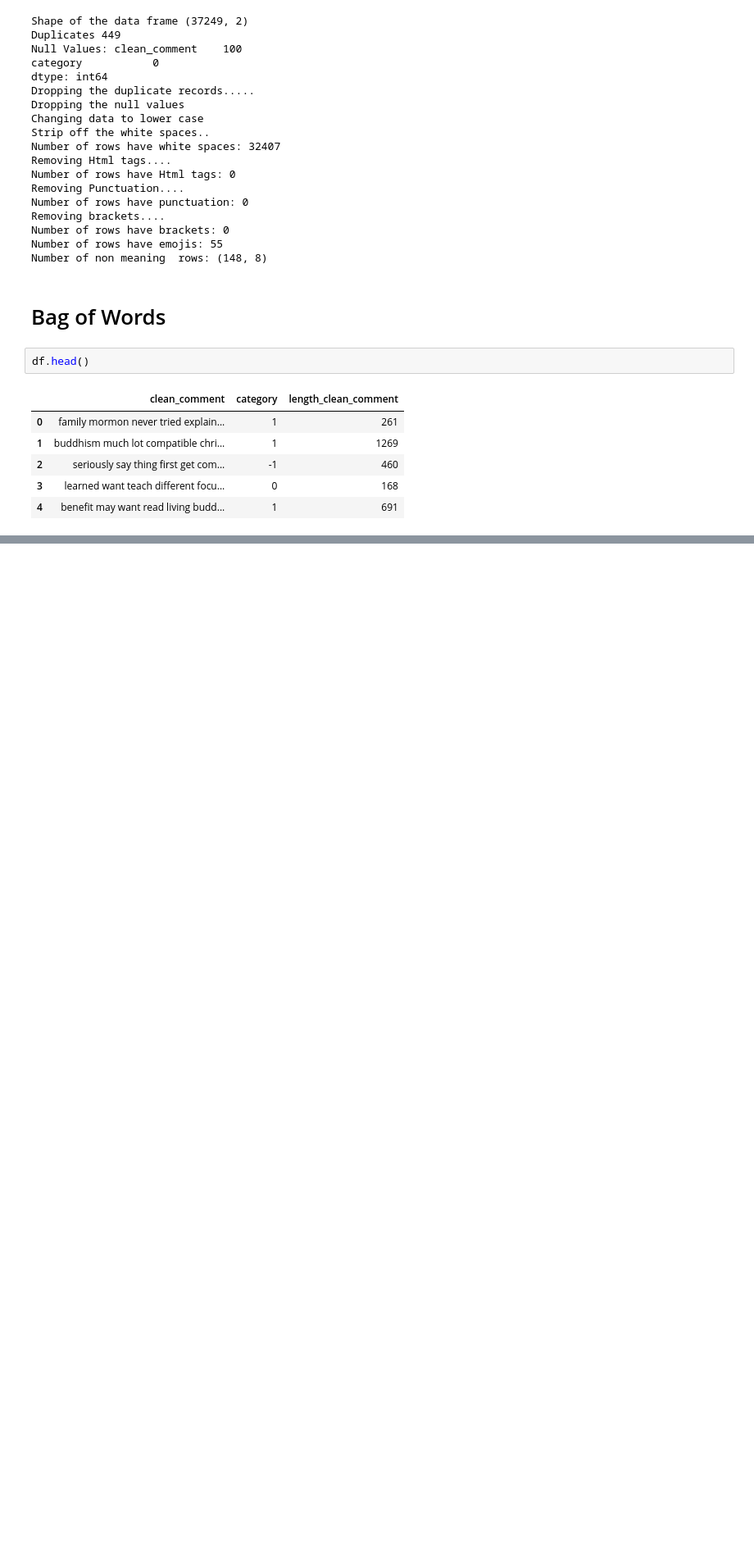
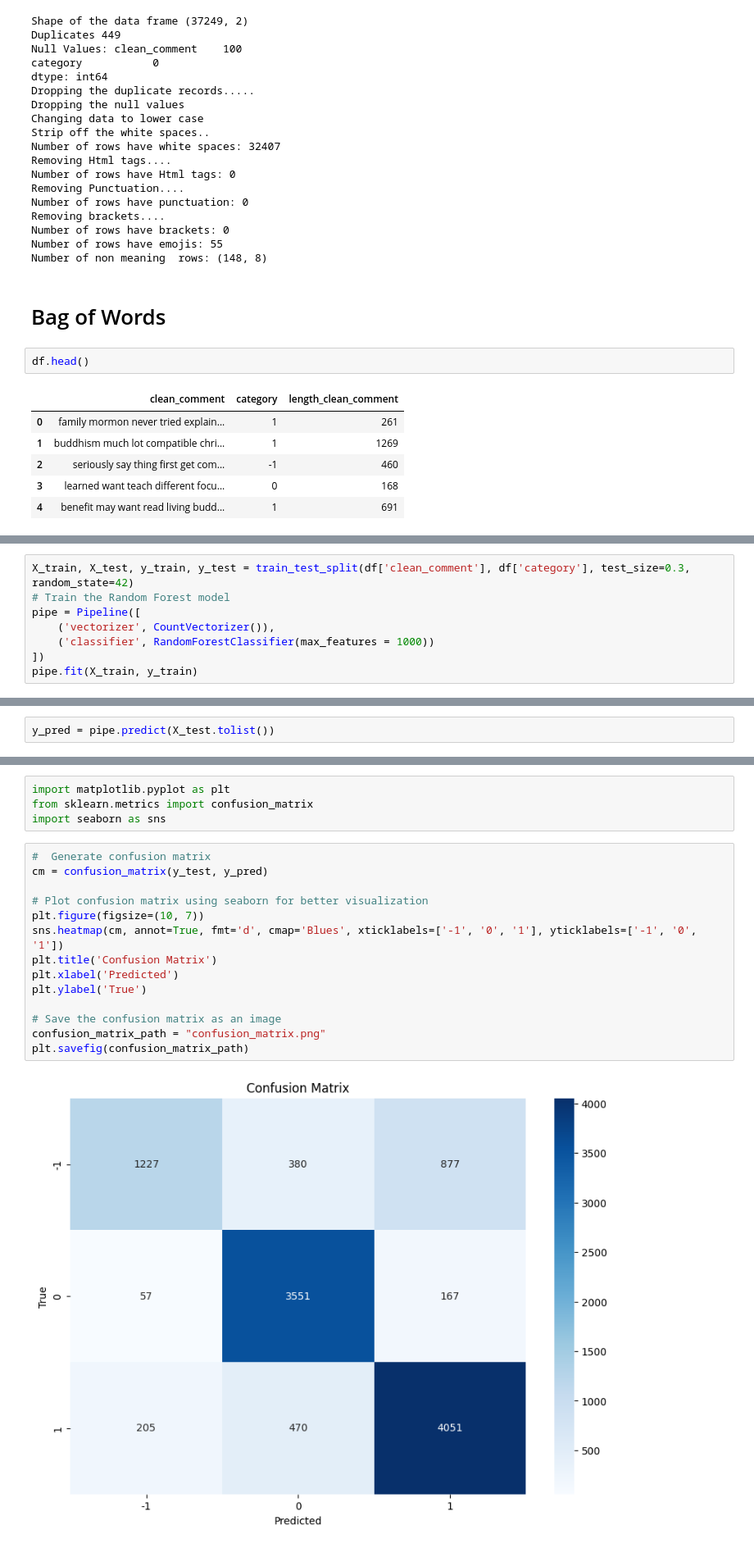
Before and after one commit to MitVinay/youtube_chrome, a Jupyter notebook: notebooks/experiment_tracking/Baseline_Experiment.ipynb, the cells around one changed output, grey strips where cells are left out. Shown at 82% size. Saved outputs shown, nothing was run; the diff lists cells and outputs as text; blank space fills up the shorter version.

Commit message:
Baseline  model experiment tracking done

```diff
--- a/notebooks/experiment_tracking/Baseline_Experiment.ipynb
+++ b/notebooks/experiment_tracking/Baseline_Experiment.ipynb
@@ -201,0 +177,8 @@ vectorizer.vocabulary_
+# %%
+X_train, X_test, y_train, y_test = train_test_split(df['clean_comment'], df['category'], test_size=0.3, random_state=42)
+# Train the Random Forest model
+pipe = Pipeline([
+    ('vectorizer', CountVectorizer()),
+    ('classifier', RandomForestClassifier(max_features = 1000))
+])
+pipe.fit(X_train, y_train)
@@ -201,0 +188,2 @@ vectorizer.vocabulary_
+# %%
+y_pred = pipe.predict(X_test.tolist())
@@ -201,0 +204,20 @@ vectorizer.vocabulary_
+# %%
+import matplotlib.pyplot as plt
+from sklearn.metrics import confusion_matrix
+import seaborn as sns
+# %%
+#  Generate confusion matrix
+cm = confusion_matrix(y_test, y_pred)
+
+# Plot confusion matrix using seaborn for better visualization
+plt.figure(figsize=(10, 7))
+sns.heatmap(cm, annot=True, fmt='d', cmap='Blues', xticklabels=['-1', '0', '1'], yticklabels=['-1', '0', '1'])
+plt.title('Confusion Matrix')
+plt.xlabel('Predicted')
+plt.ylabel('True')
+
+# Save the confusion matrix as an image
+confusion_matrix_path = "confusion_matrix.png"
+plt.savefig(confusion_matrix_path)
+# %% [output]
+[figure, added]
```
Also changed, not shown: parts of 9 cells of this notebook.
